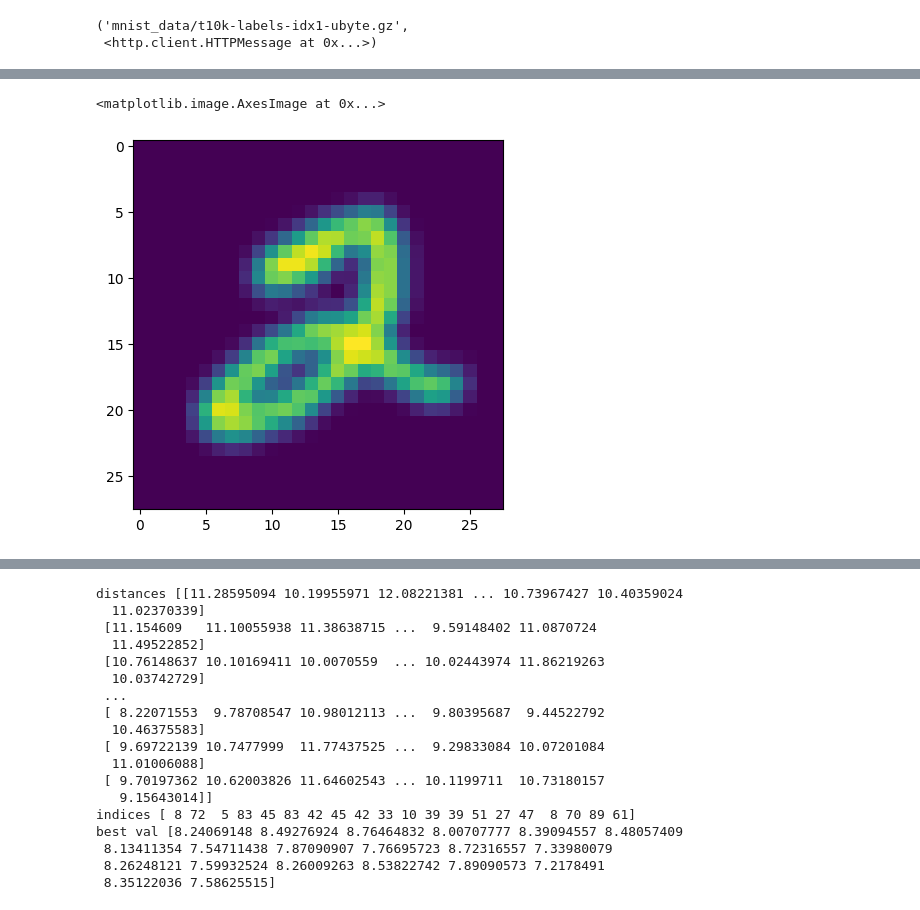
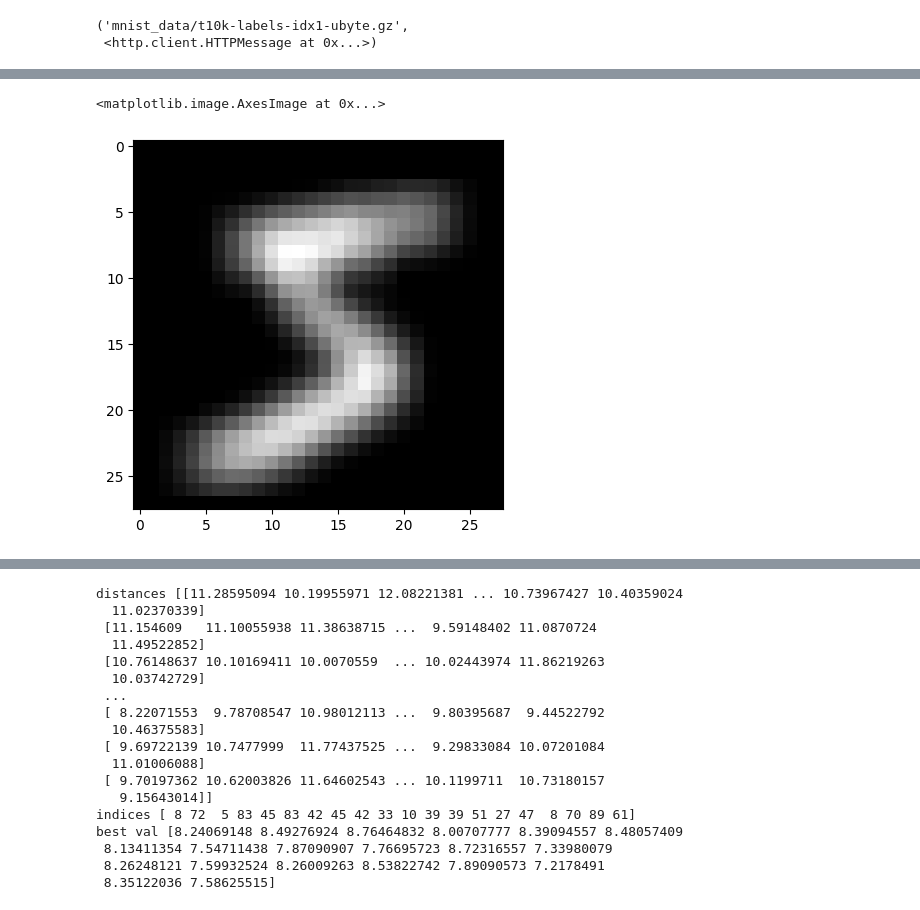
Before and after one commit to stellatogrp/l2ws, a Jupyter notebook: notebooks/mnist.ipynb, the cells around one changed output, grey strips where cells are left out. Cells and saved outputs as stored; diff of their text form; code cells hidden in the pictures.

```diff
--- a/notebooks/mnist.ipynb
+++ b/notebooks/mnist.ipynb
@@ -109,9 +252,14 @@ blur_matrix_kron = np.kron(blur_matrix, blur_matrix)
-# %%
-blurred_vec = blur_matrix_kron @ x_train[5,:]
-blurred_img = np.reshape(blurred_vec, (28, 28))
-plt.imshow(blurred_img)
-# %% [output]
-<matplotlib.image.AxesImage at 0x...>
-[figure, removed]
+# %%
+# blurred_vecs = blur_matrix_kron @ x_train[:5,:].T
+# blurred_img = np.reshape(blurred_vecs.T[0,:], (28, 28))
+blurred_vecs = A @ x_train[:5,:].T
+
+b_vecs = B @ x_train[:5,:].T
+blurred_img = np.reshape(b_vecs.T[0,:], (28, 28))
+plt.imshow(blurred_img, cmap='gray')
+# plt.imshow(np.reshape(H @ x_train[0, :], (28, 28)))
+# %% [output]
+<matplotlib.image.AxesImage at 0x...>
+[figure, added]
 # %%
 # deblur
```
Also changed, not shown: parts of 9 cells of this notebook, 5 other files.
